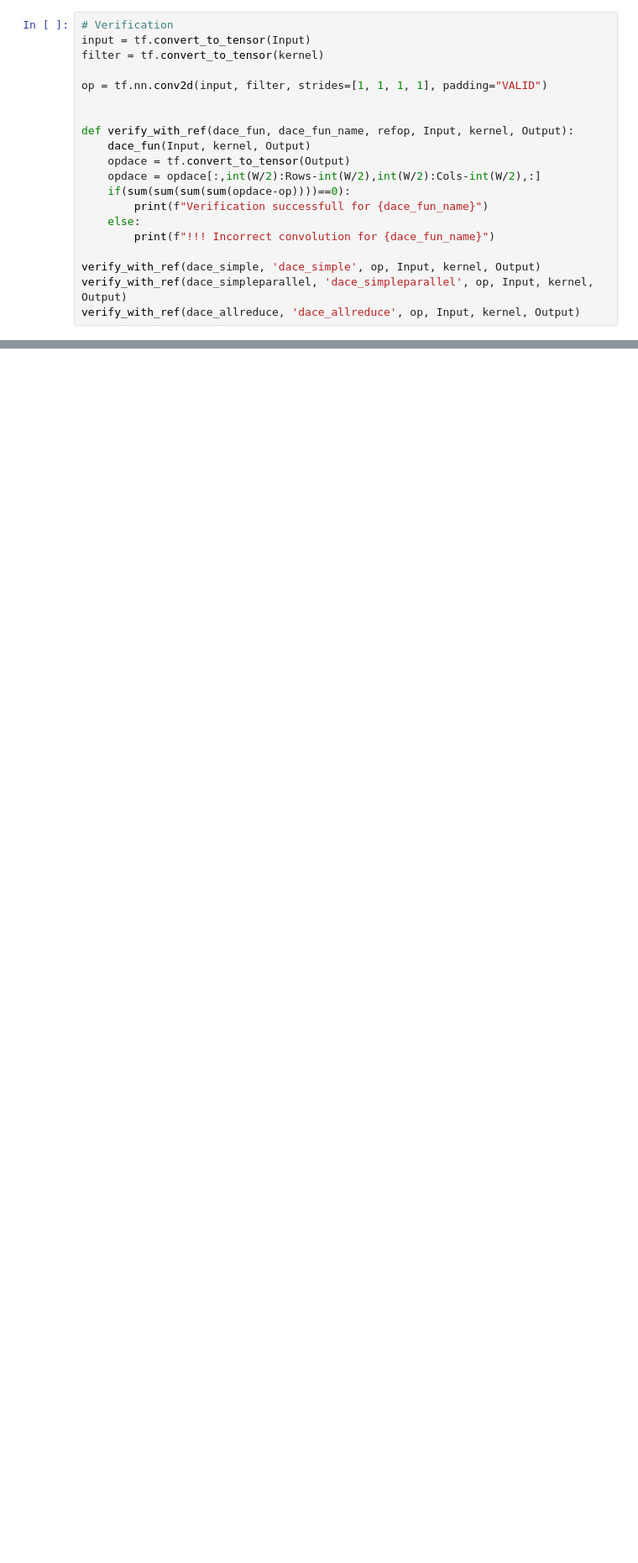
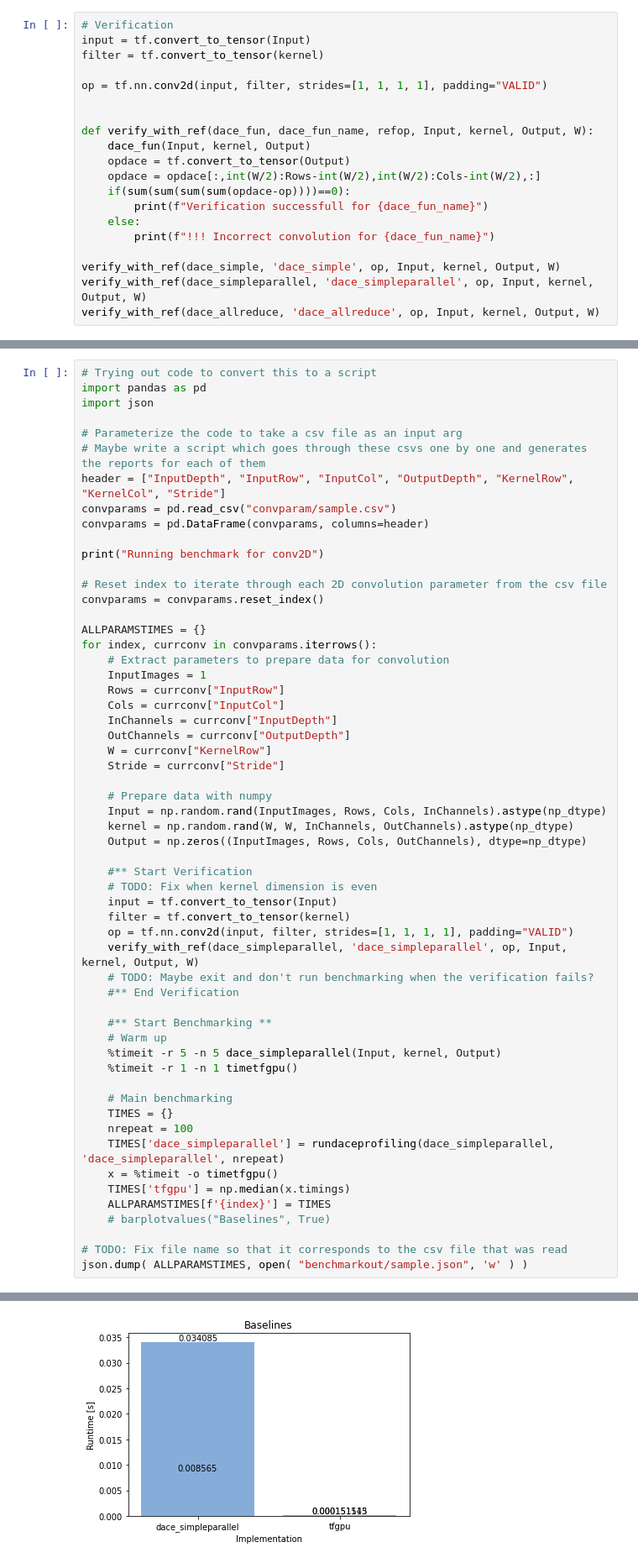
Before and after one commit to akankshabaranwal/DaCeConv3D, a Jupyter notebook: samples/simple/Convolution Benchmark.ipynb, the cells around one changed output, grey strips where cells are left out. Shown at 84% size. Cells and saved outputs as stored; diff of their text form; blank space fills up the shorter version.

Commit message:
read conv params from csv

```diff
--- a/samples/simple/Convolution Benchmark.ipynb
+++ b/samples/simple/Convolution Benchmark.ipynb
@@ -122,7 +122,7 @@ filter = tf.convert_to_tensor(kernel)
 op = tf.nn.conv2d(input, filter, strides=[1, 1, 1, 1], padding="VALID")
 
 
-def verify_with_ref(dace_fun, dace_fun_name, refop, Input, kernel, Output):
+def verify_with_ref(dace_fun, dace_fun_name, refop, Input, kernel, Output, W):
     dace_fun(Input, kernel, Output)
     opdace = tf.convert_to_tensor(Output)
     opdace = opdace[:,int(W/2):Rows-int(W/2),int(W/2):Cols-int(W/2),:]
@@ -131,8 +131,8 @@ def verify_with_ref(dace_fun, dace_fun_name, refop, Input, kernel, Output):
     else:
         print(f"!!! Incorrect convolution for {dace_fun_name}")
 
-verify_with_ref(dace_simple, 'dace_simple', op, Input, kernel, Output)
-verify_with_ref(dace_simpleparallel, 'dace_simpleparallel', op, Input, kernel, Output)
-verify_with_ref(dace_allreduce, 'dace_allreduce', op, Input, kernel, Output)
+verify_with_ref(dace_simple, 'dace_simple', op, Input, kernel, Output, W)
+verify_with_ref(dace_simpleparallel, 'dace_simpleparallel', op, Input, kernel, Output, W)
+verify_with_ref(dace_allreduce, 'dace_allreduce', op, Input, kernel, Output, W)
 # %% [output]
 Verification successfull for dace_simple
@@ -182,0 +205,58 @@ barplotvalues("Baselines", True)
+# %%
+# Trying out code to convert this to a script
+import pandas as pd
+import json
+
+# Parameterize the code to take a csv file as an input arg
+# Maybe write a script which goes through these csvs one by one and generates the reports for each of them
+header = ["InputDepth", "InputRow", "InputCol", "OutputDepth", "KernelRow", "KernelCol", "Stride"]
+convparams = pd.read_csv("convparam/sample.csv")
+convparams = pd.DataFrame(convparams, columns=header)
+
+print("Running benchmark for conv2D")
+
+# Reset index to iterate through each 2D convolution parameter from the csv file
+convparams = convparams.reset_index()
+
+ALLPARAMSTIMES = {}
+for index, currconv in convparams.iterrows():
+    # Extract parameters to prepare data for convolution
+    InputImages = 1
+    Rows = currconv["InputRow"]
+    Cols = currconv["InputCol"]
+    InChannels = currconv["InputDepth"]
+    OutChannels = currconv["OutputDepth"]
+    W = currconv["KernelRow"]
+    Stride = currconv["Stride"]
+
+    # Prepare data with numpy
+    Input = np.random.rand(InputImages, Rows, Cols, InChannels).astype(np_dtype)
+    kernel = np.random.rand(W, W, InChannels, OutChannels).astype(np_dtype)
+    Output = np.zeros((InputImages, Rows, Cols, OutChannels), dtype=np_dtype)
+
+    #** Start Verification
+    # TODO: Fix when kernel dimension is even
+    input = tf.convert_to_tensor(Input)
+    filter = tf.convert_to_tensor(kernel)
+    op = tf.nn.conv2d(input, filter, strides=[1, 1, 1, 1], padding="VALID")
+    verify_with_ref(dace_simpleparallel, 'dace_simpleparallel', op, Input, kernel, Output, W)
+    # TODO: Maybe exit and don't run benchmarking when the verification fails?
+    #** End Verification
+
+    #** Start Benchmarking **
+    # Warm up
+    %timeit -r 5 -n 5 dace_simpleparallel(Input, kernel, Output)
+    %timeit -r 1 -n 1 timetfgpu()
+
+    # Main benchmarking
+    TIMES = {}
+    nrepeat = 100
+    TIMES['dace_simpleparallel'] = rundaceprofiling(dace_simpleparallel, 'dace_simpleparallel', nrepeat)
+    x = %timeit -o timetfgpu()
+    TIMES['tfgpu'] = np.median(x.timings)
+    ALLPARAMSTIMES[f'{index}'] = TIMES
+    # barplotvalues("Baselines", True)
+
+# TODO: Fix file name so that it corresponds to the csv file that was read
+json.dump( ALLPARAMSTIMES, open( "benchmarkout/sample.json", 'w' ) )
+# %% [output]
@@ -182,0 +278 @@ barplotvalues("Baselines", True)
+[figure, added]
```
Also changed, not shown: parts of 6 cells of this notebook, 1 other file.
